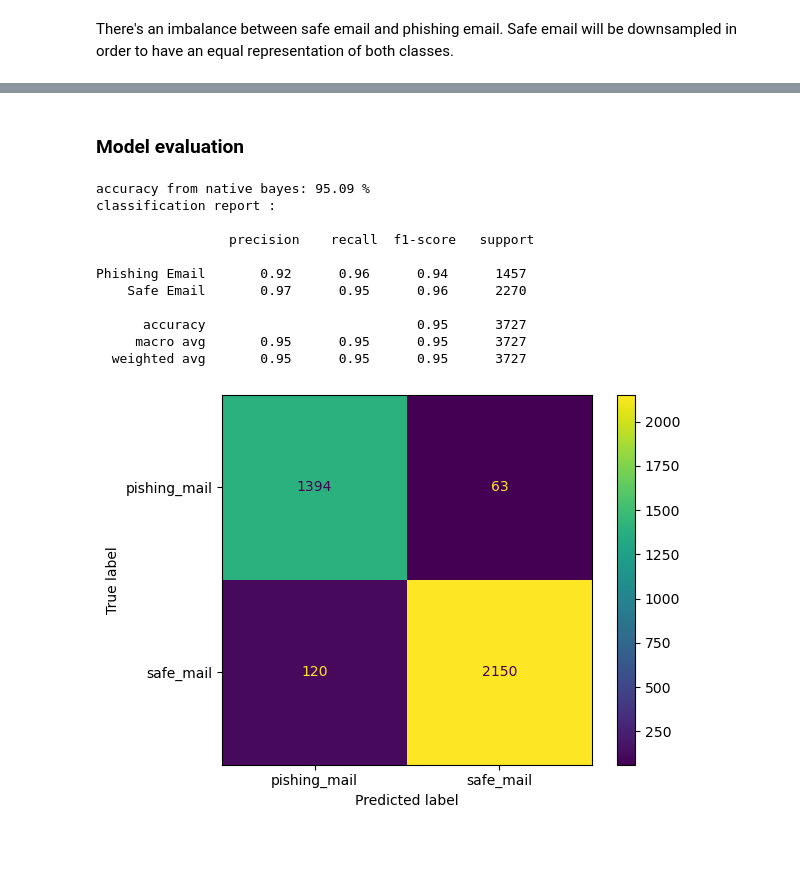
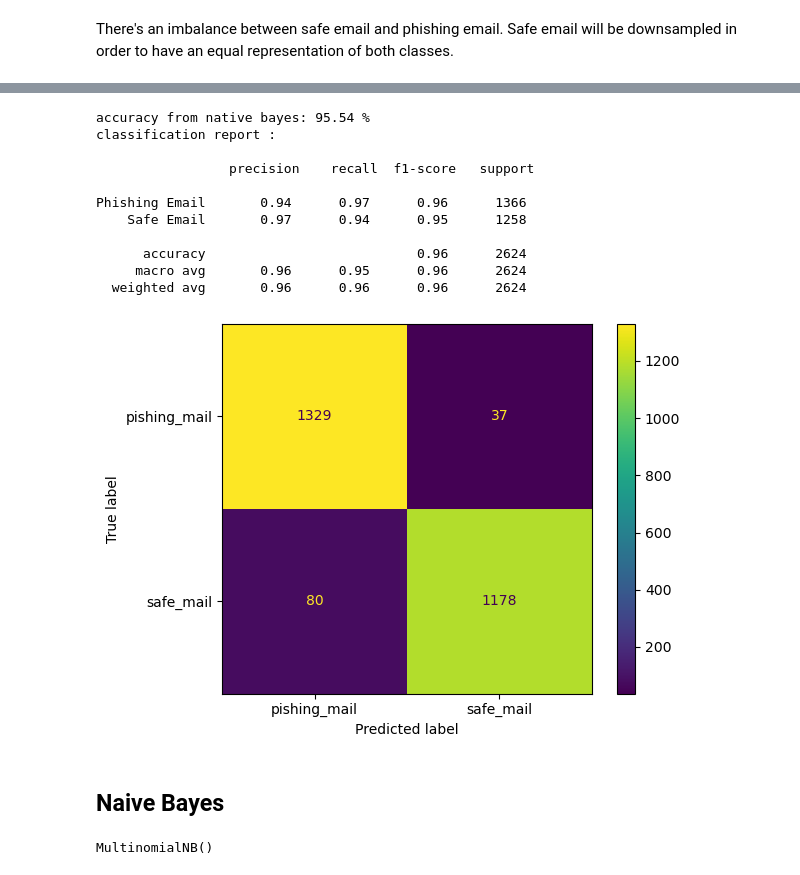
Before and after one commit to Ziyao-Piong/cybercrime-and-scams, a Jupyter notebook: fraud_detection/Phishing_Email_RF.ipynb, the cells around one changed output, grey strips where cells are left out. Drawn from its saved outputs; the diff is of its cells as text; code cells hidden in the pictures; blank space fills up the shorter version.

Commit message:
added naive bayes and logistic regression classifiers

```diff
--- a/fraud_detection/Phishing_Email_RF.ipynb
+++ b/fraud_detection/Phishing_Email_RF.ipynb
@@ -71 +78,6 @@ y = df['Email Type'].values
+# %%
+tfidf = TfidfVectorizer(stop_words="english",max_features=10000) #dimension reduction
+
+X = tfidf.fit_transform(balanced_df["Email Text"]).toarray()
+y = np.array(balanced_df['Email Type']) # convert the label into numpy array
 # %% [markdown]
@@ -86,6 +89,5 @@ Use tfidf to extract features from the email body text, and also eliminate all e
 # %%
-classifier = Pipeline([("tfidf",TfidfVectorizer(stop_words=list(ENGLISH_STOP_WORDS)) ),
-                       ("classifier",RandomForestClassifier(n_estimators=10))])
+rf = RandomForestClassifier(n_estimators=10)
 # %%
-classifier.fit(X_train, y_train)
+rf.fit(X_train, y_train)
 # %% [output]
@@ -103,27 +95,33 @@ Pipeline(steps=[('tfidf',
-# %% [markdown]
-### Model evaluation
 # %%
-y_pred = classifier.predict(X_test)
+rf_y_pred = rf.predict(X_test)
 # %%
 from sklearn.metrics import classification_report, accuracy_score, confusion_matrix, ConfusionMatrixDisplay
 # %%
-print(f"accuracy from native bayes: {accuracy_score(y_test,y_pred)*100:.2f} %")
-print("classification report :\n\n",classification_report(y_test,y_pred))
+print(f"accuracy from random forest: {accuracy_score(y_test,rf_y_pred)*100:.2f} %")
+print("classification report :\n\n",classification_report(y_test,rf_y_pred))
 # %% [output]
-accuracy from native bayes: 95.09 %
+accuracy from native bayes: 95.54 %
 classification report :
 
                  precision    recall  f1-score   support
 
-Phishing Email       0.92      0.96      0.94      1457
-    Safe Email       0.97      0.95      0.96      2270
+Phishing Email       0.94      0.97      0.96      1366
+    Safe Email       0.97      0.94      0.95      1258
 
-      accuracy                           0.95      3727
-     macro avg       0.95      0.95      0.95      3727
-  weighted avg       0.95      0.95      0.95      3727
+      accuracy                           0.96      2624
+     macro avg       0.96      0.95      0.96      2624
+  weighted avg       0.96      0.96      0.96      2624
 # %%
-cm = confusion_matrix(y_test, y_pred)
+cm = confusion_matrix(y_test, rf_y_pred)
 cx_ = ConfusionMatrixDisplay(cm,display_labels=['pishing_mail','safe_mail']).plot()
 plt.show()
 # %% [output]
-[figure, old version]
+[figure, new version]
+# %% [markdown]
+## Naive Bayes
+# %%
+from sklearn.naive_bayes import MultinomialNB
+nb = MultinomialNB()
+nb.fit(X_train,y_train)
+# %% [output]
+MultinomialNB()
```
Also changed, not shown: parts of 25 cells of this notebook, 2 other files.
